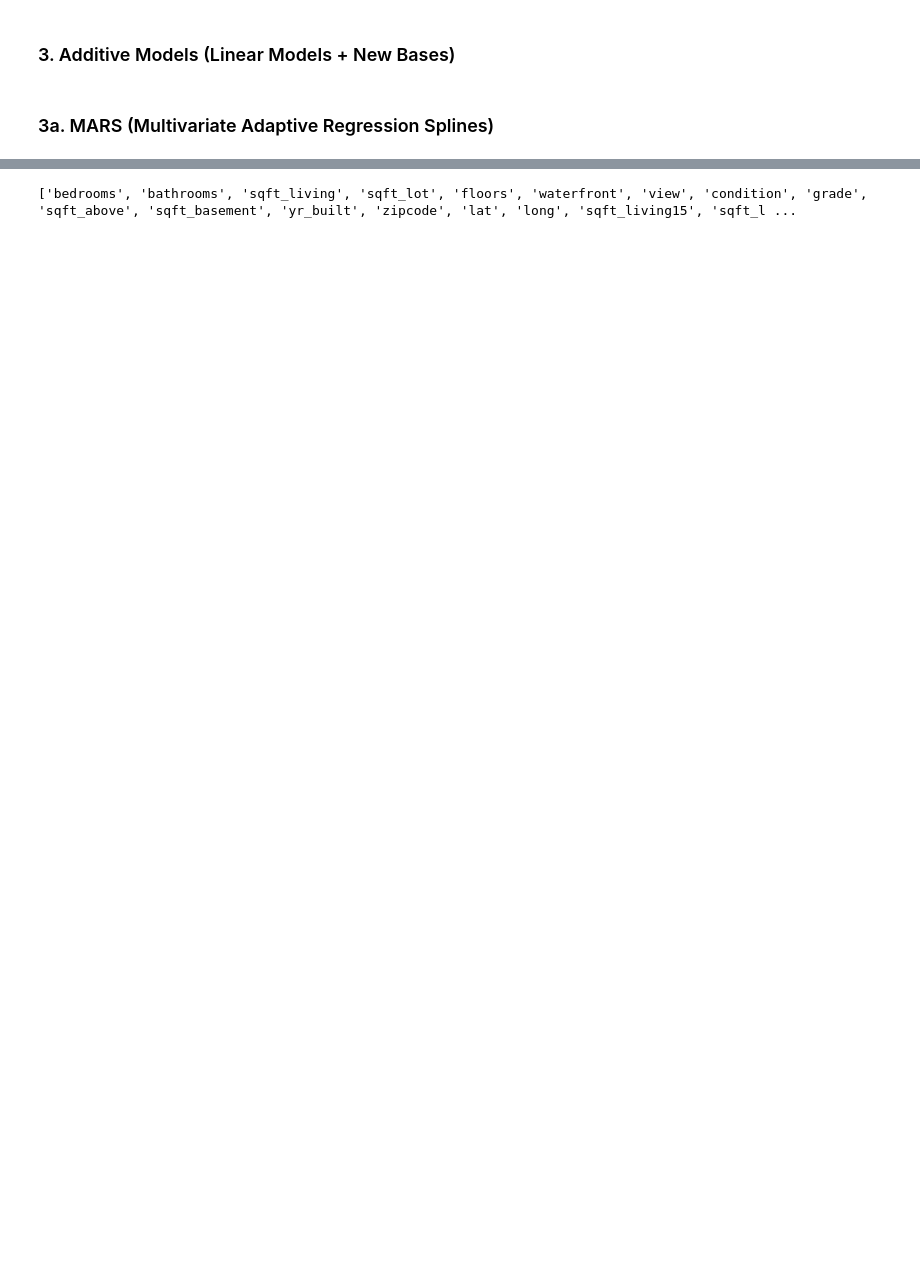
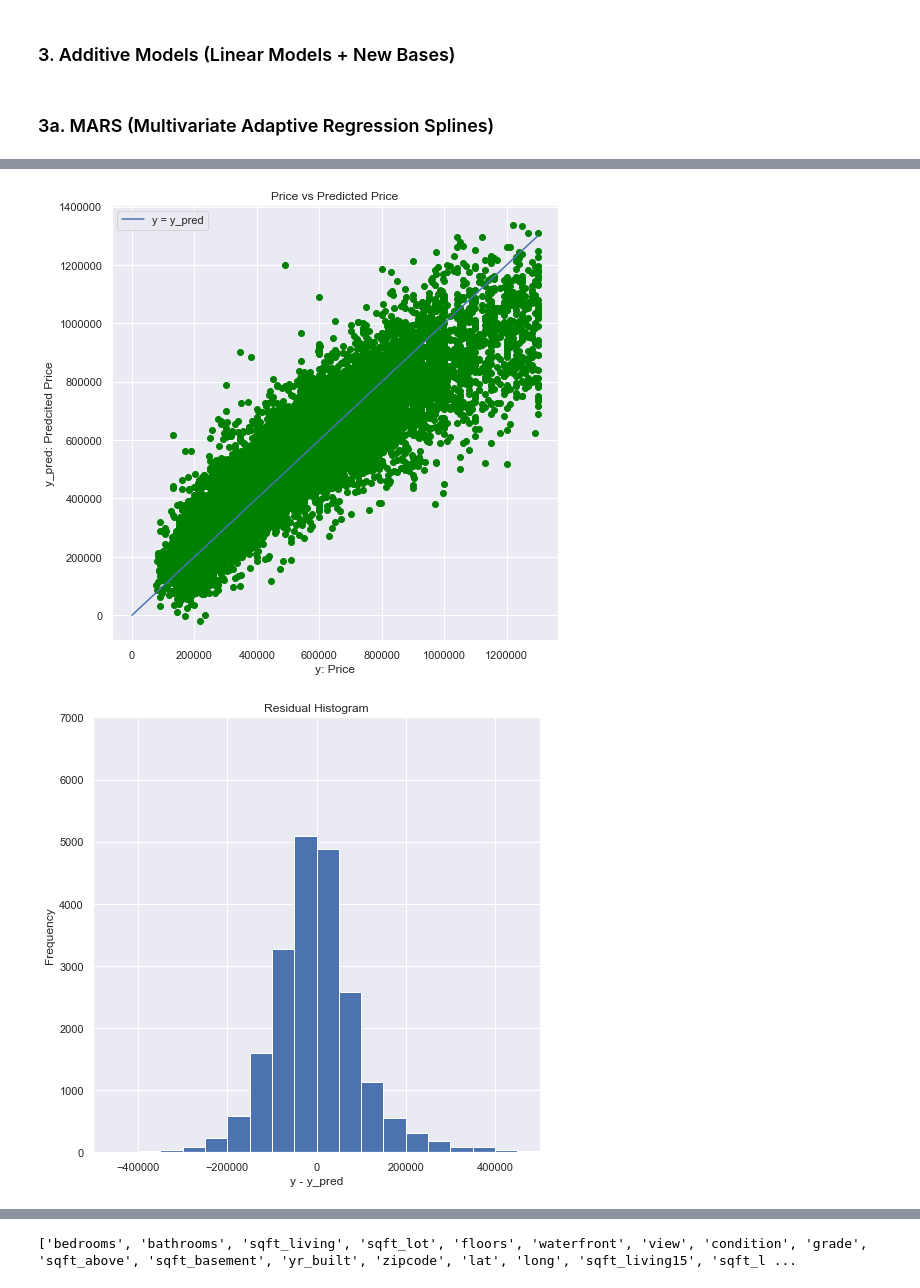
Before and after one commit to geomms/Predicting-Seattle-Housing-Prices, a Jupyter notebook: Project_2_Lin_Regression.ipynb, the cells around one changed output, grey strips where cells are left out. Cells and saved outputs as stored; diff of their text form; code cells hidden in the pictures; blank space fills up the shorter version.

Commit message:
updated notebook with models

```diff
--- a/Project_2_Lin_Regression.ipynb
+++ b/Project_2_Lin_Regression.ipynb
@@ -547,3 +568,4 @@ All data           : 21596
 # %%
-df_test = df.loc[df['price']<=1.2*10**6]
+# Adjusted DF with price range below 1.3mln.
+df_adj = df.loc[df['price']<=1.3*10**6]
 # %%
@@ -579,0 +618,7 @@ Beta_19 :        809.1281 +/- 2142.5874
+# %%
+scaler = RobustScaler()
+lr = LinearRegression()
+pipe_base4 = make_pipeline(scaler, lr)
+
+pipe_base4 = model_evaluate(pipe_base4) # returns a list of pipelines
+y_pred = model_predict(pipe_base4)
@@ -596,0 +768,4 @@ Beta_19 :        809.1281 +/- 2142.5874
+# %%
+#All features
+used_cols = [c for c in df_adj.columns.tolist() if c not in ['price']]
+X, y = df_adj[used_cols], df_adj['price']
@@ -596,0 +791,26 @@ Beta_19 :        809.1281 +/- 2142.5874
+# %%
+    SIZE = (8,8)
+
+    # plot y vs y_pred
+    plt.figure(figsize=SIZE)
+    plt.scatter(y,y_pred, color = 'green')
+    plt.plot([0, y.max()],[0,y.max()], label = 'y = y_pred')
+    plt.legend()
+    plt.xlabel('y: Price')
+    plt.ylabel('y_pred: Predcited Price')
+    plt.title('Price vs Predicted Price')
+    plt.show()
+
+    #  plot residual histogram
+    plt.figure(figsize=SIZE)
+    plt.hist(y - y_pred, histtype = 'bar', range = (-500000, 500000),bins = 20)
+
+    plt.ylim(0,7000)
+    plt.xlim(-500000, 500000)
+    plt.xlabel('y - y_pred')
+    plt.ylabel('Frequency')
+    plt.title('Residual Histogram')
+    plt.show()
+# %% [output]
+[figure, added]
+[figure, added]
```
Also changed, not shown: parts of 110 cells of this notebook.
